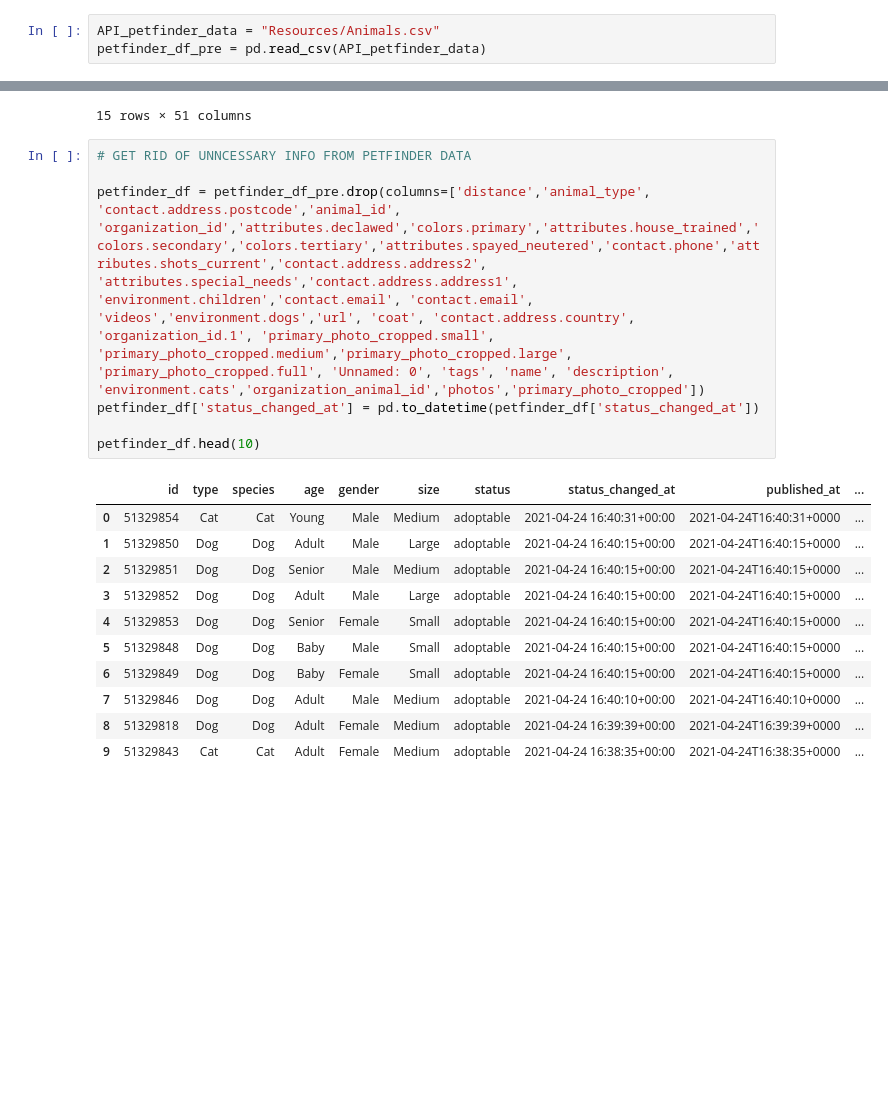
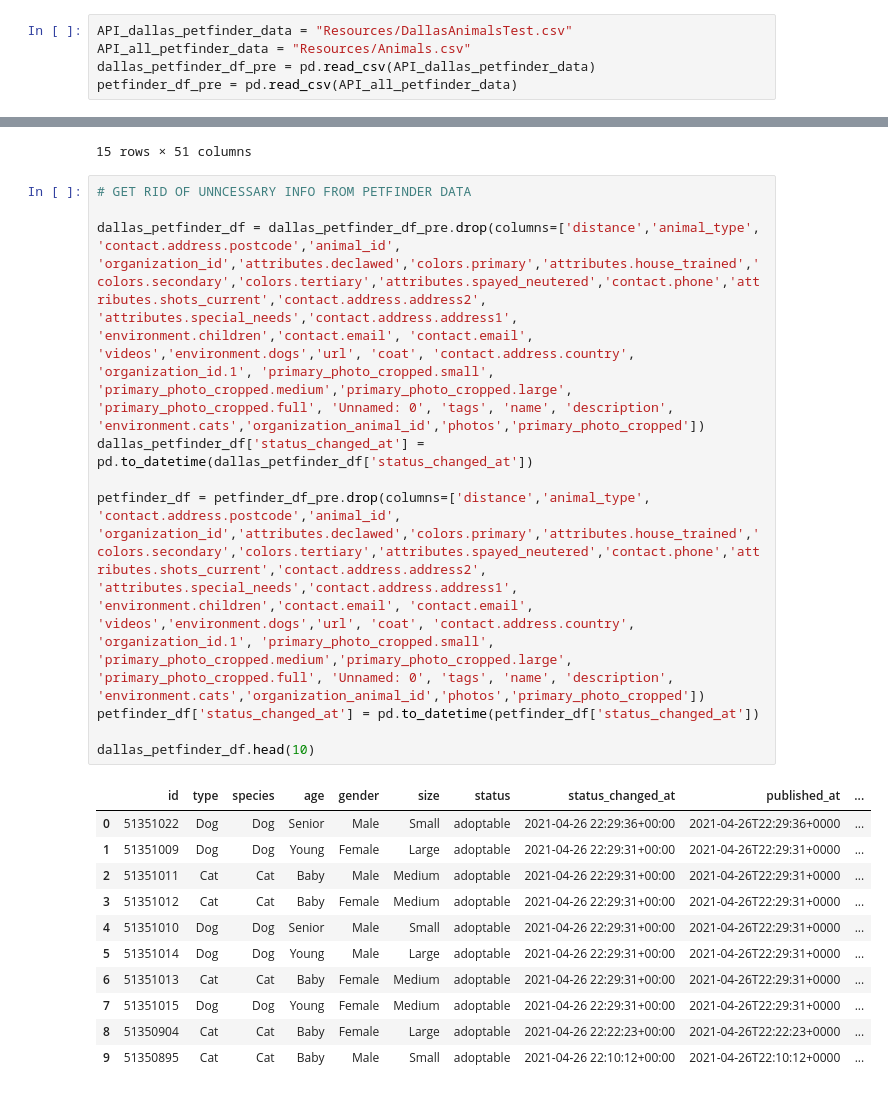
Before and after one commit to jconcha56429/Project1, a Jupyter notebook: Project1.ipynb, the cells around one changed output, grey strips where cells are left out. Cells and saved outputs as stored; diff of their text form; blank space fills up the shorter version.

```diff
--- a/Project1.ipynb
+++ b/Project1.ipynb
@@ -647,6 +647,8 @@ time_in_shelter_per_year
 # %%
-API_petfinder_data = "Resources/Animals.csv"
-petfinder_df_pre = pd.read_csv(API_petfinder_data)
+API_dallas_petfinder_data = "Resources/DallasAnimalsTest.csv"
+API_all_petfinder_data = "Resources/Animals.csv"
+dallas_petfinder_df_pre = pd.read_csv(API_dallas_petfinder_data)
+petfinder_df_pre = pd.read_csv(API_all_petfinder_data)
 # %%
 petfinder_df_pre.head(15)
 # %% [output]
@@ -669,20 +671,23 @@ petfinder_df_pre.head(15)
 15 rows × 51 columns
 # %%
 # GET RID OF UNNCESSARY INFO FROM PETFINDER DATA
+
+dallas_petfinder_df = dallas_petfinder_df_pre.drop(columns=['distance','animal_type', 'contact.address.postcode','animal_id', 'organization_id','attributes.declawed','colors.primary','attributes.house_trained','colors.secondary','colors.tertiary','attributes.spayed_neutered','contact.phone','attributes.shots_current','contact.address.address2', 'attributes.special_needs','contact.address.address1', 'environment.children','contact.email', 'contact.email', 'videos','environment.dogs','url', 'coat', 'contact.address.country', 'organization_id.1', 'primary_photo_cropped.small', 'primary_photo_cropped.medium','primary_photo_cropped.large', 'primary_photo_cropped.full', 'Unnamed: 0', 'tags', 'name', 'description', 'environment.cats','organization_animal_id','photos','primary_photo_cropped'])
+dallas_petfinder_df['status_changed_at'] = pd.to_datetime(dallas_petfinder_df['status_changed_at'])
 
 petfinder_df = petfinder_df_pre.drop(columns=['distance','animal_type', 'contact.address.postcode','animal_id', 'organization_id','attributes.declawed','colors.primary','attributes.house_trained','colors.secondary','colors.tertiary','attributes.spayed_neutered','contact.phone','attributes.shots_current','contact.address.address2', 'attributes.special_needs','contact.address.address1', 'environment.children','contact.email', 'contact.email', 'videos','environment.dogs','url', 'coat', 'contact.address.country', 'organization_id.1', 'primary_photo_cropped.small', 'primary_photo_cropped.medium','primary_photo_cropped.large', 'primary_photo_cropped.full', 'Unnamed: 0', 'tags', 'name', 'description', 'environment.cats','organization_animal_id','photos','primary_photo_cropped'])
 petfinder_df['status_changed_at'] = pd.to_datetime(petfinder_df['status_changed_at'])
 
-petfinder_df.head(10)
+dallas_petfinder_df.head(10)
 # %% [output]
 |  | id | type | species | age | gender | size | status | status_changed_at | published_at | ... |
-| 0 | 51329854 | Cat | Cat | Young | Male | Medium | adoptable | 2021-04-24 16:40:31+00:00 | 2021-04-24T16:40:31+0000 | ... |
-| 1 | 51329850 | Dog | Dog | Adult | Male | Large | adoptable | 2021-04-24 16:40:15+00:00 | 2021-04-24T16:40:15+0000 | ... |
-| 2 | 51329851 | Dog | Dog | Senior | Male | Medium | adoptable | 2021-04-24 16:40:15+00:00 | 2021-04-24T16:40:15+0000 | ... |
-| 3 | 51329852 | Dog | Dog | Adult | Male | Large | adoptable | 2021-04-24 16:40:15+00:00 | 2021-04-24T16:40:15+0000 | ... |
-| 4 | 51329853 | Dog | Dog | Senior | Female | Small | adoptable | 2021-04-24 16:40:15+00:00 | 2021-04-24T16:40:15+0000 | ... |
-| 5 | 51329848 | Dog | Dog | Baby | Male | Small | adoptable | 2021-04-24 16:40:15+00:00 | 2021-04-24T16:40:15+0000 | ... |
-| 6 | 51329849 | Dog | Dog | Baby | Female | Small | adoptable | 2021-04-24 16:40:15+00:00 | 2021-04-24T16:40:15+0000 | ... |
-| 7 | 51329846 | Dog | Dog | Adult | Male | Medium | adoptable | 2021-04-24 16:40:10+00:00 | 2021-04-24T16:40:10+0000 | ... |
-| 8 | 51329818 | Dog | Dog | Adult | Female | Medium | adoptable | 2021-04-24 16:39:39+00:00 | 2021-04-24T16:39:39+0000 | ... |
-| 9 | 51329843 | Cat | Cat | Adult | Female | Medium | adoptable | 2021-04-24 16:38:35+00:00 | 2021-04-24T16:38:35+0000 | ... |
+| 0 | 51351022 | Dog | Dog | Senior | Male | Small | adoptable | 2021-04-26 22:29:36+00:00 | 2021-04-26T22:29:36+0000 | ... |
+| 1 | 51351009 | Dog | Dog | Young | Female | Large | adoptable | 2021-04-26 22:29:31+00:00 | 2021-04-26T22:29:31+0000 | ... |
+| 2 | 51351011 | Cat | Cat | Baby | Male | Medium | adoptable | 2021-04-26 22:29:31+00:00 | 2021-04-26T22:29:31+0000 | ... |
+| 3 | 51351012 | Cat | Cat | Baby | Female | Medium | adoptable | 2021-04-26 22:29:31+00:00 | 2021-04-26T22:29:31+0000 | ... |
+| 4 | 51351010 | Dog | Dog | Senior | Male | Small | adoptable | 2021-04-26 22:29:31+00:00 | 2021-04-26T22:29:31+0000 | ... |
+| 5 | 51351014 | Dog | Dog | Young | Male | Large | adoptable | 2021-04-26 22:29:31+00:00 | 2021-04-26T22:29:31+0000 | ... |
+| 6 | 51351013 | Cat | Cat | Baby | Female | Medium | adoptable | 2021-04-26 22:29:31+00:00 | 2021-04-26T22:29:31+0000 | ... |
+| 7 | 51351015 | Dog | Dog | Young | Female | Medium | adoptable | 2021-04-26 22:29:31+00:00 | 2021-04-26T22:29:31+0000 | ... |
+| 8 | 51350904 | Cat | Cat | Baby | Female | Large | adoptable | 2021-04-26 22:22:23+00:00 | 2021-04-26T22:22:23+0000 | ... |
+| 9 | 51350895 | Cat | Cat | Baby | Male | Small | adoptable | 2021-04-26 22:10:12+00:00 | 2021-04-26T22:10:12+0000 | ... |
```
Also changed, not shown: parts of 11 cells of this notebook, 3 other files.
